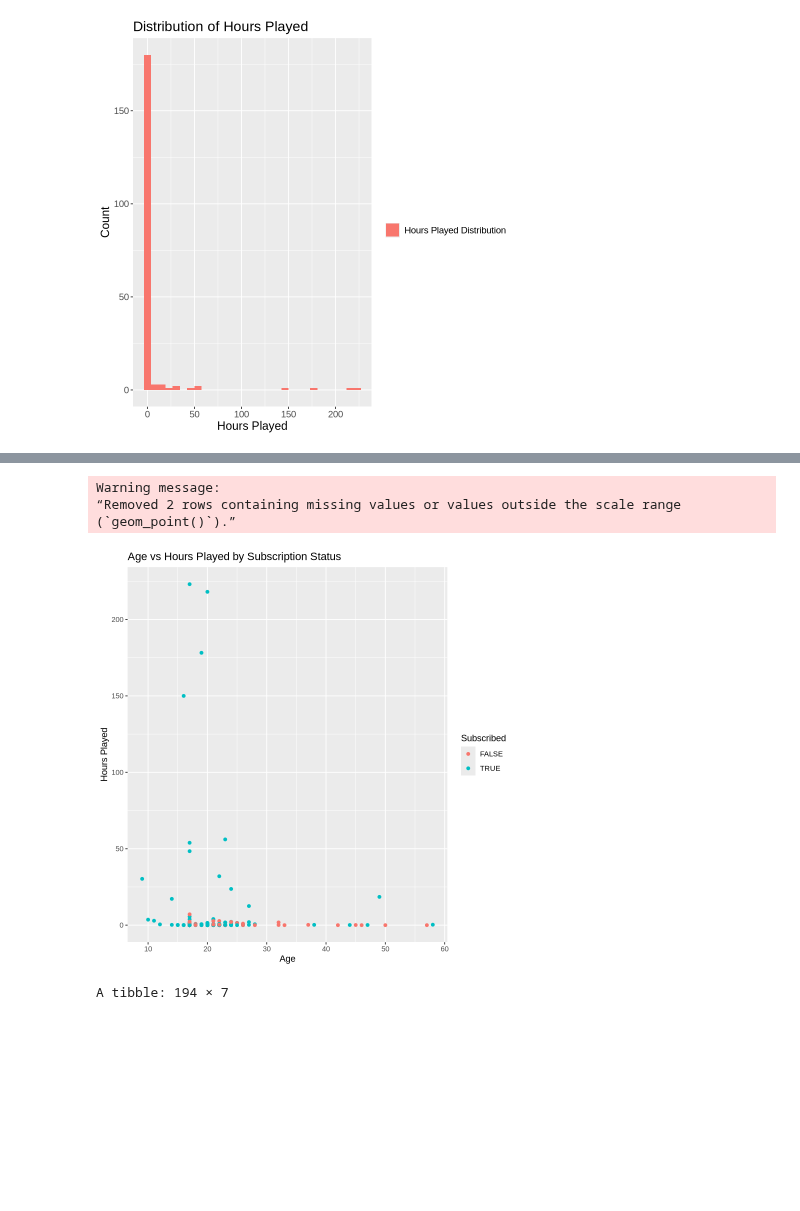
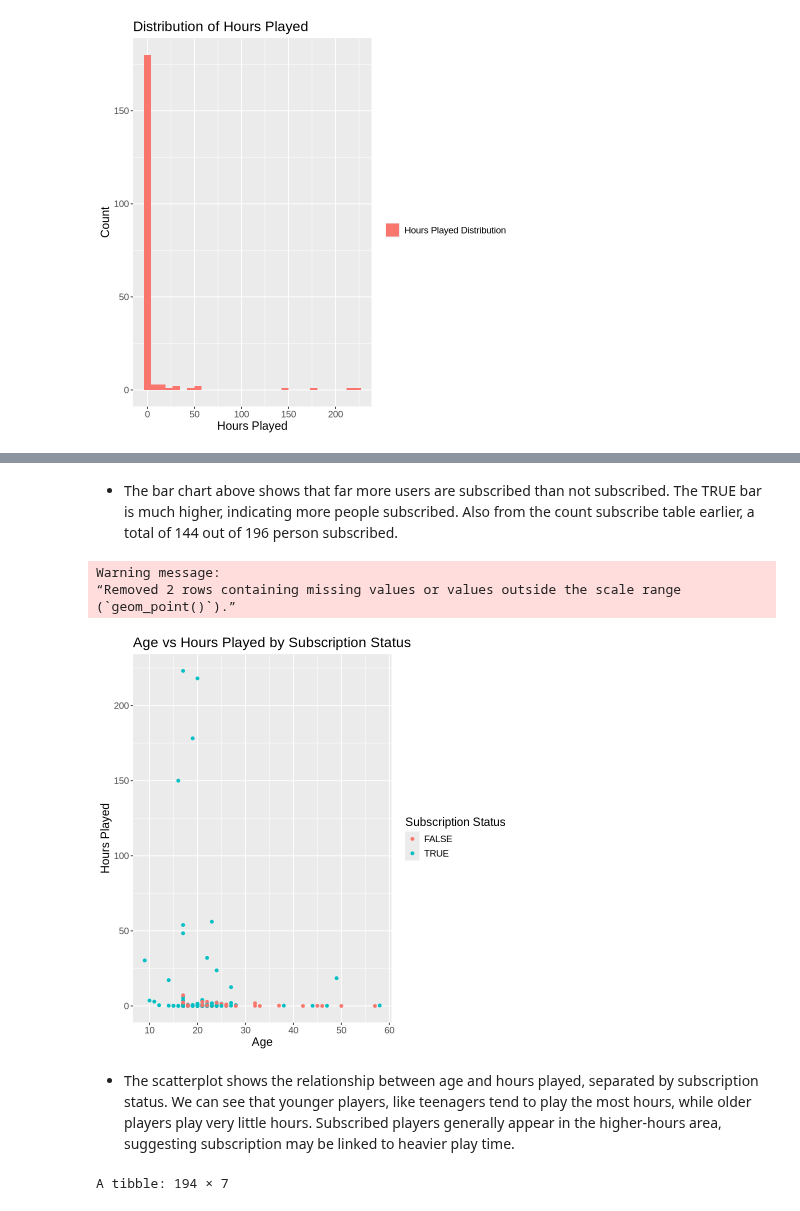
Before and after one commit to saisriman2004/DSCI_V-100-Group-Project, a Jupyter notebook: ProjectFinalReport.ipynb, the cells around one changed output, grey strips where cells are left out. Drawn from its saved outputs; the diff is of its cells as text; code cells hidden in the pictures; blank space fills up the shorter version.

```diff
--- a/ProjectFinalReport.ipynb
+++ b/ProjectFinalReport.ipynb
@@ -172,18 +177,23 @@ players |>
+# %% [markdown]
+- The bar chart above shows that far more users are subscribed than not subscribed. The TRUE bar is much higher, indicating more people subscribed. Also from the count subscribe table earlier, a total of 144 out of 196 person subscribed.
 # %%
 players |>
   ggplot(aes(x = Age, y = played_hours, color = subscribe)) +
   geom_point() +
   labs(
     title = "Age vs Hours Played by Subscription Status",
     x = "Age",
     y = "Hours Played",
-    color = "Subscribed"
-  )
+    color = "Subscription Status"
+  )+
+ theme(text = element_text(size = 14))
 # %% [output]
 Warning message:
 “Removed 2 rows containing missing values or values outside the scale range
 (`geom_point()`).”
-[figure, old version]
+[figure, new version]
+# %% [markdown]
+- The scatterplot shows the relationship between age and hours played, separated by subscription status. We can see that younger players, like teenagers tend to play the most hours, while older players play very little hours. Subscribed players generally appear in the higher-hours area, suggesting subscription may be linked to heavier play time.
 # %%
 players_data_cleaned<-players_data|>
         drop_na(Age, played_hours, subscribe) |>
```
Also changed, not shown: parts of 4 cells of this notebook.
